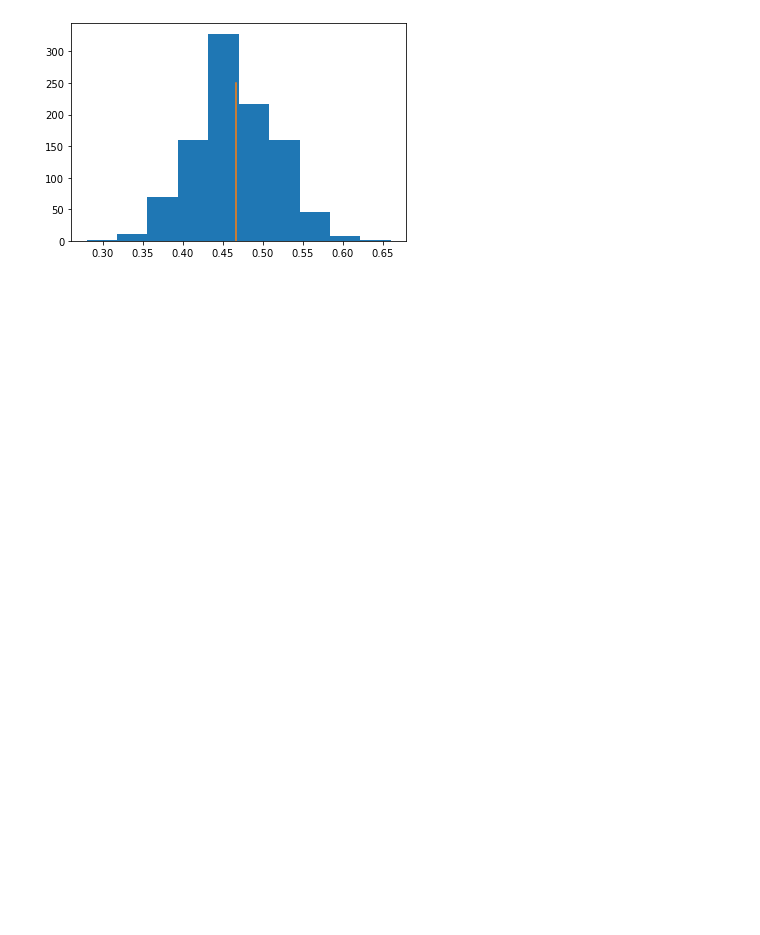
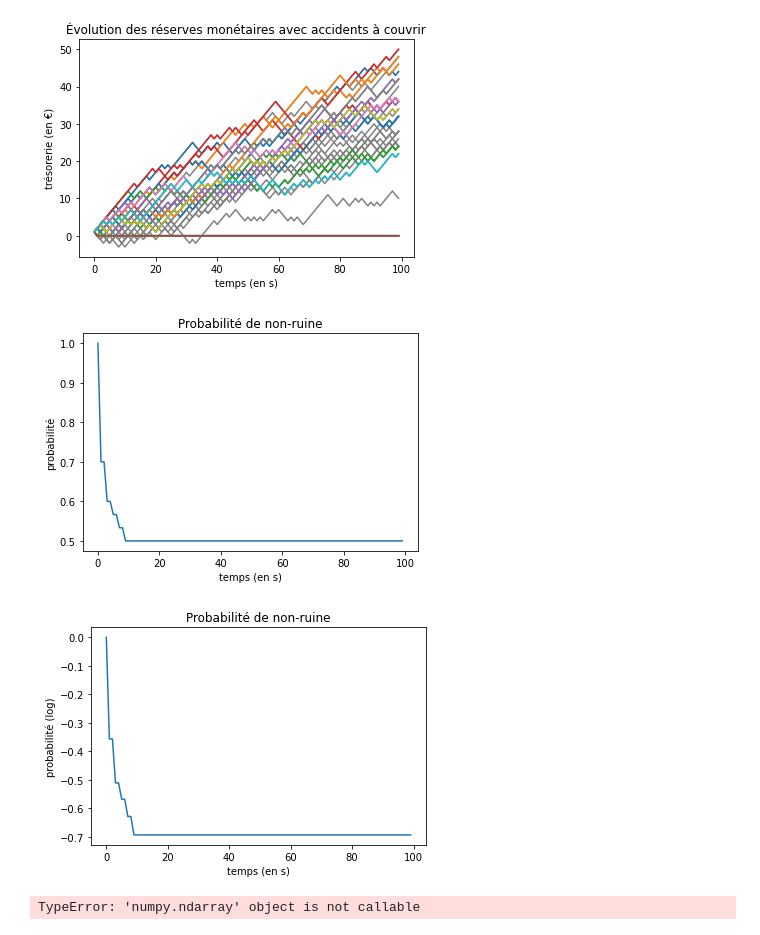
Before and after one commit to jeanHeibig/casinoRoulette, a Jupyter notebook: p_ruine/n2.ipynb, the cells around one changed output. Drawn from its saved outputs; the diff is of its cells as text; code cells hidden in the pictures; blank space fills up the shorter version.

```diff
--- a/p_ruine/n2.ipynb
+++ b/p_ruine/n2.ipynb
@@ -53,6 +53,42 @@ def phi(n):
     # plt.plot(np.log(phi))
     # plt.show()
     return phi[-1]
+# %%
+# def phi(n):
+n = 2
+u0 = 1
+M = 30  # Nombre de trajectoires
+N = 100 # Durée totale (en s)
+T = np.arange(N)  # Indices des temps
+c = 1  # Débit d'argent rentrant (en €/tour)
+lam = 1 / (n + 1)
+dS = np.hstack((np.zeros((M, 1)), n * (np.random.random((M, N - 1)) < lam)))
+S = np.cumsum(dS, axis=1)
+u = u0 + c * T - S
+u_alive = ~np.cumsum(u<=0, axis=1).astype(bool)
+u_cutted = u*(u_alive)
+phi = np.mean(u_alive, axis=0)
+plt.title("Évolution des réserves monétaires avec accidents à couvrir")
+plt.xlabel("temps (en s)")
+plt.ylabel("trésorerie (en €)")
+plt.plot(u.T, c='gray')
+plt.plot(u_cutted.T)
+plt.show()
+plt.title("Probabilité de non-ruine")
+plt.xlabel("temps (en s)")
+plt.ylabel("probabilité")
+plt.plot(phi)
+plt.show()
+plt.title("Probabilité de non-ruine")
+plt.xlabel("temps (en s)")
+plt.ylabel("probabilité (log)")
+plt.plot(np.log(phi))
+plt.show()
+    # return phi[-1]
+# %% [output]
+[figure, added]
+[figure, added]
+[figure, added]
 # %%
 vphi = np.vectorize(phi)
 expt = vphi(2 * np.ones(1000))
@@ -61,4 +97,4 @@ phi_inf = np.mean(expt)
 plt.plot([phi_inf, phi_inf], [0, 250])
 plt.show()
 # %% [output]
-[figure, removed]
+TypeError: 'numpy.ndarray' object is not callable
```
Also changed, not shown: parts of 1 cell of this notebook.
